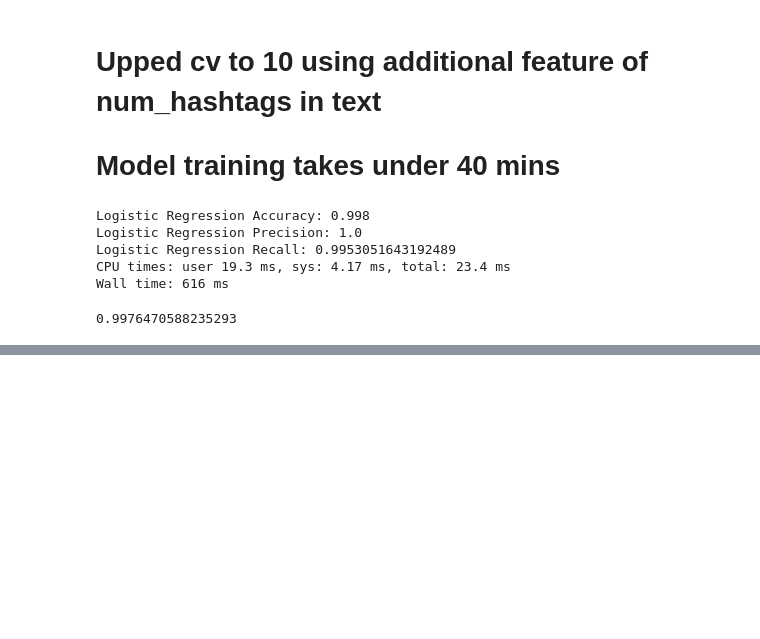
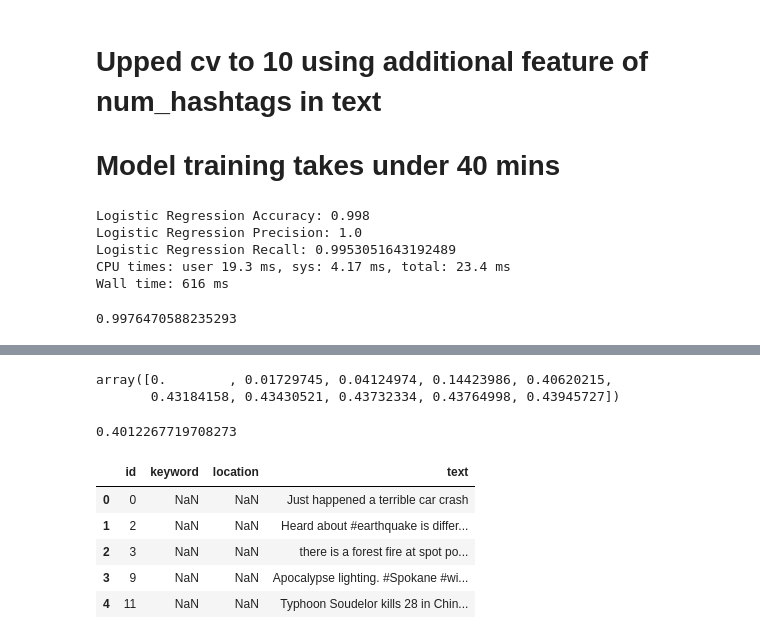
Before and after one commit to bruinAlex/disaster_tweet_kaggle, a Jupyter notebook: feature_union.ipynb, the cells around one changed output, grey strips where cells are left out. Cells and saved outputs as stored; diff of their text form; code cells hidden in the pictures; blank space fills up the shorter version.

```diff
--- a/feature_union.ipynb
+++ b/feature_union.ipynb
@@ -586,0 +643,9 @@ metrics.f1_score(y_test,predicted)
+# %%
+lrcv.scores_[1].mean(axis=0)
+# %% [output]
+array([0.        , 0.01729745, 0.04124974, 0.14423986, 0.40620215,
+       0.43184158, 0.43430521, 0.43732334, 0.43764998, 0.43945727])
+# %%
+lrcv.scores_[1][0].mean()
+# %% [output]
+0.4012267719708273
@@ -586,0 +654,10 @@ metrics.f1_score(y_test,predicted)
+# %%
+test_df = pd.read_csv('data/test.csv')
+test_df.head()
+# %% [output]
+|  | id | keyword | location | text |
+| 0 | 0 | NaN | NaN | Just happened a terrible car crash |
+| 1 | 2 | NaN | NaN | Heard about #earthquake is differ... |
+| 2 | 3 | NaN | NaN | there is a forest fire at spot po... |
+| 3 | 9 | NaN | NaN | Apocalypse lighting. #Spokane #wi... |
+| 4 | 11 | NaN | NaN | Typhoon Soudelor kills 28 in Chin... |
```
Also changed, not shown: parts of 14 cells of this notebook, 7 other files.
